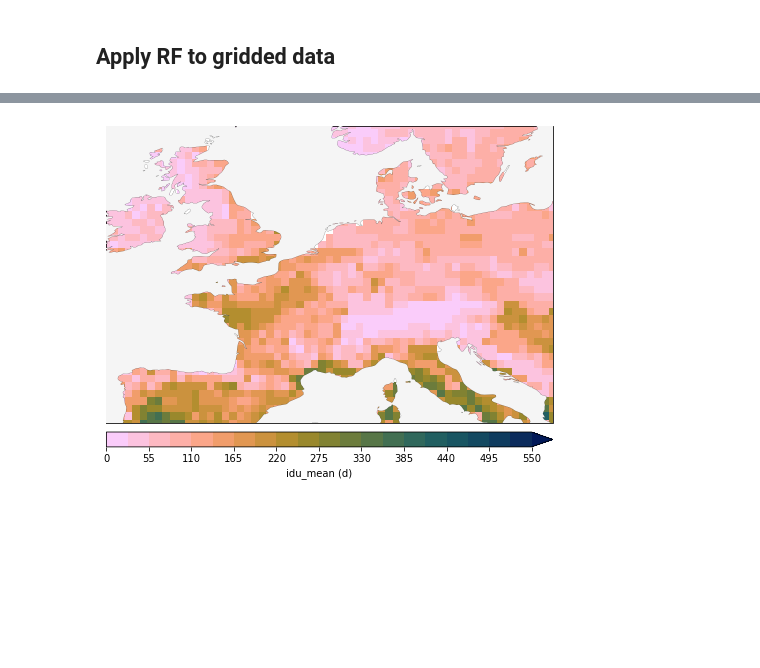
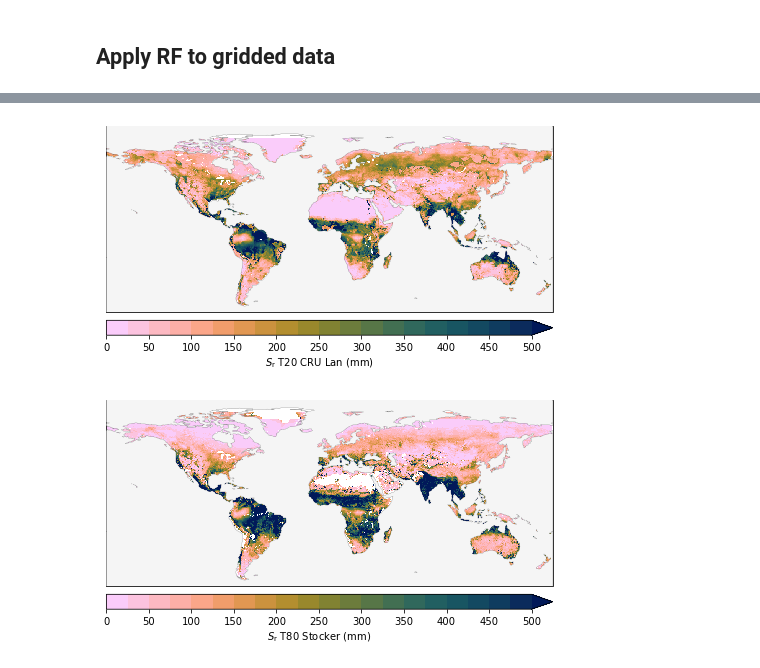
Before and after one commit to fvanoorschot/global_sr_module, a Jupyter notebook: comparison_lan_stocker.ipynb, the cells around one changed output, grey strips where cells are left out. Saved outputs shown, nothing was run; the diff lists cells and outputs as text; code cells hidden in the pictures; blank space fills up the shorter version.

```diff
--- a/comparison_lan_stocker.ipynb
+++ b/comparison_lan_stocker.ipynb
@@ -976 +1060,18 @@ df
+# %%
+p = xr.open_dataset(f'{work_dir}/output/gridded_sr/p_mean_gswp3_land.nc')
+t = xr.open_dataset(f'{work_dir}/output/gridded_sr/t_mean_gswp3_land.nc')
+idu = xr.open_dataset(f'{work_dir}/output/gridded_sr/idu_mean_land.nc')
+asi = xr.open_dataset(f'{work_dir}/output/gridded_sr/asi_land.nc')
+
+p_array = p.pr.to_numpy().flatten()
+t_array = t.tas.to_numpy().flatten()
+asi_array = asi.asi.to_numpy().flatten()
+idu_array = idu.idu_mean.to_numpy().flatten()
+
+lat_array = []
+lon_array = []
+for m in range(len(p.lat.values)):
+    for n in range(len(p.lon.values)):
+        lat_array.append(p.lat.values[m])
+        lon_array.append(p.lon.values[n])
 # %%
@@ -1136,13 +1281,47 @@ cbar = plt.colorbar(a, orientation='horizontal', label='Sr predicted (mm)',spaci
-# %%
-fig2 = plt.figure(figsize=(8,8))
-ax = fig2.add_subplot(111,projection=ccrs.PlateCarree())
-ax.coastlines(linewidth=0.1)
-ax.add_feature(cartopy.feature.OCEAN, zorder=100,facecolor='whitesmoke', edgecolor='k',linewidth=0.1)
-ax.set_global()
-ax.set_xlim(-10,20)
-ax.set_ylim(40,60)
-# a = ax.scatter(pred.lon,pred.lat,c=pred.sr_pred,cmap=cmap_rdbu,norm=norm)
-a = data_xr[:,:].plot(ax=ax, cmap=cmap_rdbu,levels=bounds, add_colorbar=False)
-cbar = plt.colorbar(a, orientation='horizontal', label='idu_mean (d)',spacing='proportional',extend='max', pad=0.02,aspect=30,ticks=bounds2)
-# %% [output]
-[figure, removed]
+# %%
+# sr reference
+from cmcrameri import cm
+cmap_rdbu = cm.batlow_r
+# cmap_rdbu = cm.get_cmap('viridis')
+bounds = np.linspace(0, 500,21)
+bounds2 = np.linspace(0,500,11)
+norm = mpl.colors.BoundaryNorm(bounds, cmap_rdbu.N)
+
+# cru T20 Lan
+l = xr.open_dataset(f'{work_dir}/data/reference_sr/lan/sr_cru_20yrs.nc')
+l = l.sr_cru_20yrs[0]
+
+fig2 = plt.figure(figsize=(8,8))
+ax = fig2.add_subplot(111,projection=ccrs.PlateCarree())
+ax.coastlines(linewidth=0.1)
+ax.add_feature(cartopy.feature.OCEAN, zorder=100,facecolor='whitesmoke', edgecolor='k',linewidth=0.1)
+ax.set_global()
+ax.set_xlim(-180,180)
+ax.set_ylim(-60,90)
+a = l.plot(ax=ax, cmap=cmap_rdbu,levels=bounds, add_colorbar=False)
+cbar = plt.colorbar(a, orientation='horizontal',spacing='proportional',extend='max', pad=0.02,aspect=30,ticks=bounds2)
+cbar.ax.tick_params(labelsize=10)
+cbar.set_label(label='$S_\mathrm{r}$ T20 CRU Lan (mm)', size=10)
+ax.set_title('',size=14)
+fig2.savefig(f'{out_dir}/gridded_sr/figures/sr_lan_t20.jpg',bbox_inches='tight',dpi=300)
+
+
+# stocker T80
+s = xr.open_dataset(f'{work_dir}/data/reference_sr/stocker/cwdx80_cru_grid.nc')
+s = s.cwdx80
+fig2 = plt.figure(figsize=(8,8))
+ax = fig2.add_subplot(111,projection=ccrs.PlateCarree())
+ax.coastlines(linewidth=0.1)
+ax.add_feature(cartopy.feature.OCEAN, zorder=100,facecolor='whitesmoke', edgecolor='k',linewidth=0.1)
+ax.set_global()
+ax.set_xlim(-180,180)
+ax.set_ylim(-60,90)
+a = s.plot(ax=ax, cmap=cmap_rdbu,levels=bounds, add_colorbar=False)
+cbar = plt.colorbar(a, orientation='horizontal',spacing='proportional',extend='max', pad=0.02,aspect=30,ticks=bounds2)
+cbar.ax.tick_params(labelsize=10)
+cbar.set_label(label='$S_\mathrm{r}$ T80 Stocker (mm)', size=10)
+ax.set_title('',size=14)
+fig2.savefig(f'{out_dir}/gridded_sr/figures/sr_stocker_t80.jpg',bbox_inches='tight',dpi=300)
+# %% [output]
+[figure, added]
+[figure, added]
```
Also changed, not shown: parts of 18 cells of this notebook, 4 other files.
